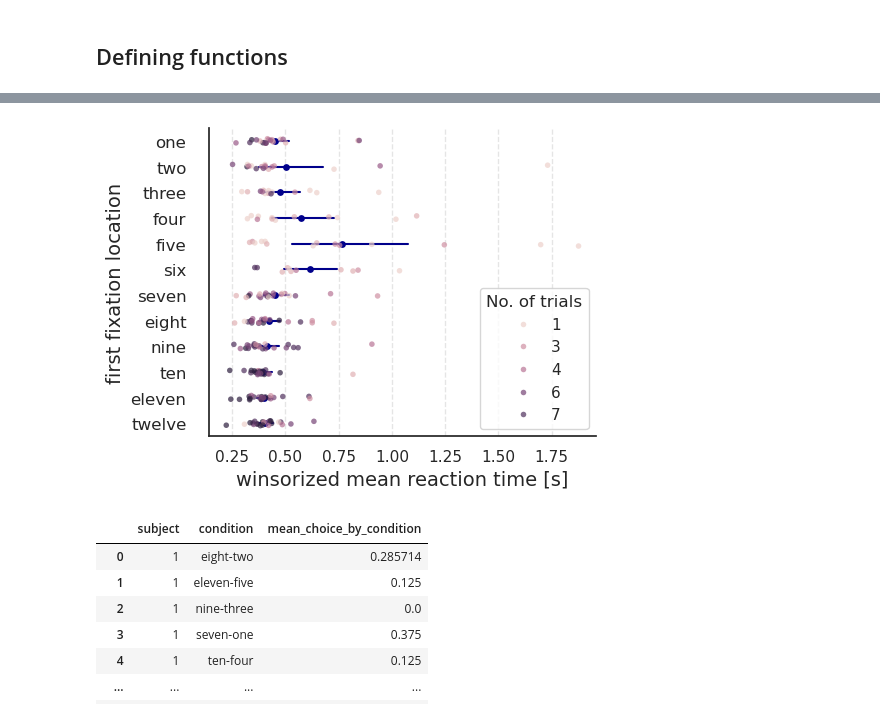
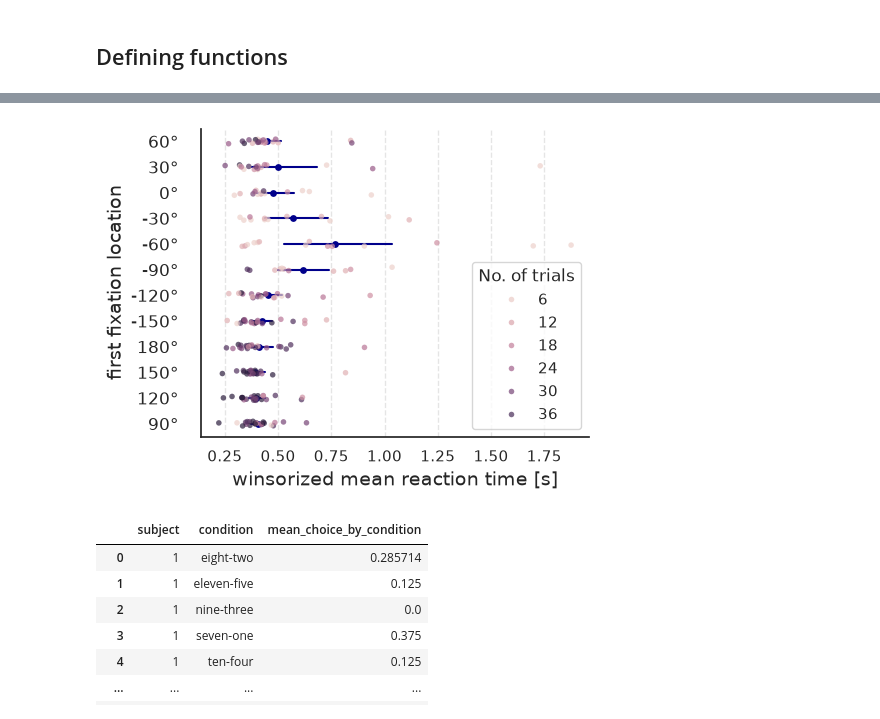
Before and after one commit to s-ccs/project_leftrightbias, a Jupyter notebook: code/scripts/DiagonalBias.ipynb, the cells around one changed output, grey strips where cells are left out. Drawn from its saved outputs; the diff is of its cells as text; code cells hidden in the pictures.

Commit message:
updated figures, peer review

```diff
--- a/code/scripts/DiagonalBias.ipynb
+++ b/code/scripts/DiagonalBias.ipynb
@@ -254,13 +254,13 @@ mean_time_by_fixation.rename(columns={'reaction_time': 'mean_time_by_fixation'},
 def winsorized_mean(x):
     if len(x) < 3:  # winsorize needs at least 3 data points to trim 10% from both sides
         return x.mean()
-    w = winsorize(x, limits=[0.1, 0.3])
+    w = winsorize(np.asarray(x), limits=[0.1, 0.3])
     return w.mean()
 
 # Apply winsorized mean
 winsorized_mean_time = tidy_df.groupby(['subject', 'first_fixation'])['reaction_time'].agg(winsorized_mean_time_by_fixation = winsorized_mean,len=len).reset_index()
 # Merge it into the tidy_df
-#tidy_df = pd.merge(tidy_df, winsorized_mean_time, on=['subject', 'first_fixation'], how='left')
+tidy_df = pd.merge(tidy_df, winsorized_mean_time, on=['subject', 'first_fixation'], how='left')
 
 
 # Save the tidy DataFrame to a CSV file
@@ -434,6 +545,22 @@ import seaborn as sns
 # Ensure order matches first fixation values
 fixation_order = ['one','two','three','four','five','six','seven','eight','nine','ten','eleven','twelve']
 
+fixation_order = ['60°','30°','0°','-30°','-60°','-90°','-120°','-150°','180°','150°','120°','90°']
+
+rename_dict = {
+    'one': "60°",
+    'two': "30°",
+    'three': "0°",
+    'four': "-30°",
+    'five': "-60°",
+    'six': "-90°",
+    'seven': "-120°",
+    'eight': "-150°",
+    'nine': "180°",
+    'ten': "150°",
+    'eleven': "120°",
+    'twelve': "90°"}
+winsorized_mean_time["first_fixation_number"] = [rename_dict[m] for m in winsorized_mean_time.first_fixation]
 plt.figure(figsize=(5, 4))  # Increase figure height
 
 # Adjust y-axis ticks for better spacing
@@ -442,7 +569,7 @@ plt.yticks(fontsize=14)  # Increase font size for better readability
 
 # Pointplot for mean reaction time with confidence intervals
 sns.pointplot(data=winsorized_mean_time,
-              y='first_fixation',
+              y='first_fixation_number',
               x='winsorized_mean_time_by_fixation',
               order=fixation_order,
               estimator='mean',
@@ -454,36 +581,36 @@ sns.pointplot(data=winsorized_mean_time,
 
 # Stripplot as an alternative to swarmplot
 g = sns.stripplot(data=winsorized_mean_time,
-              y='first_fixation',
+              y='first_fixation_number',
               x='winsorized_mean_time_by_fixation',
               order=fixation_order,
               hue='len',
               size=4,  # Decreased size
               alpha=0.7,
               jitter=True)  # Adds slight randomization
 
 # Manually adjust marker edges
 for artist in plt.gca().collections:
     artist.set_edgecolor('black')
 
 # Customize the plot
 plt.ylabel('first fixation location', fontsize=14, )
 plt.xlabel('winsorized mean reaction time [s]', fontsize=14)
 #plt.title('winsor. mean reaction time per first fixation', fontsize=16, fontweight='bold')
 
 plt.yticks(fontsize=12)
 plt.grid(axis='x', linestyle='--', alpha=0.5)
 #leg = g.axes.flat[0].get_legend()
 plt.legend(title="No. of trials")
 sns.despine()
 
 
 
 plt.savefig(os.path.join('..','..','typst-paper',date_str+'_rt.svg'),bbox_inches = "tight")
 # Show the plot
 plt.show()
 # %% [output]
-[figure, old version]
+[figure, new version]
 # %%
 mean_choice_by_subject_condition
 # %% [output]
```
Also changed, not shown: parts of 12 cells of this notebook, 5 other files.
